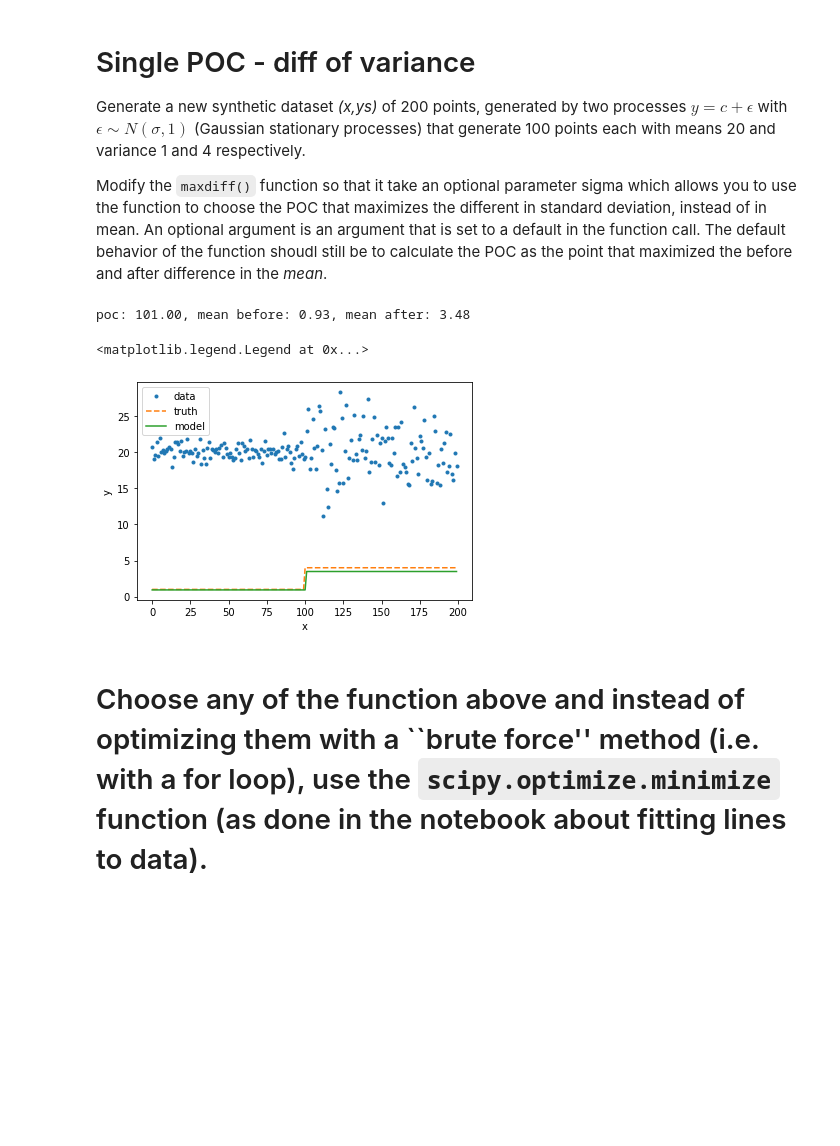
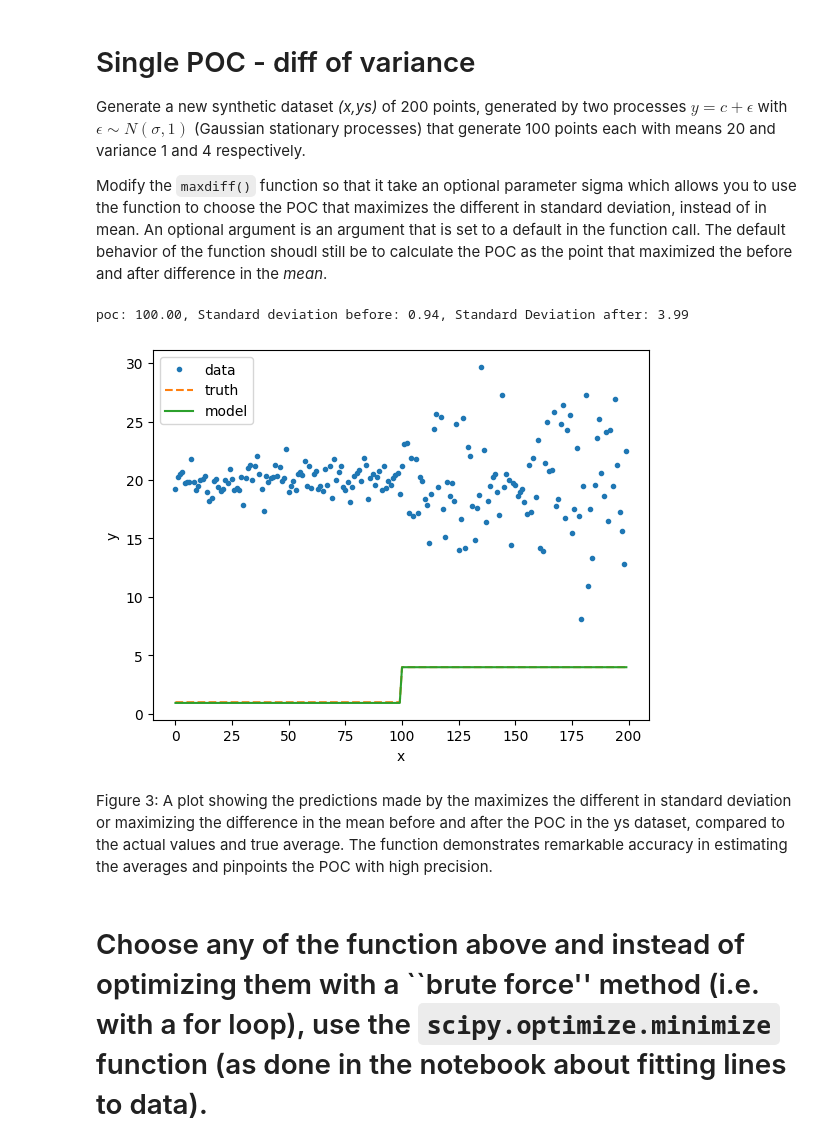
Before and after one commit to Osujan/MLTSA25_SShrestha, a Jupyter notebook: HW5/chchchchanges_instructions.ipynb, the cells around one changed output. Cells and saved outputs as stored; diff of their text form; code cells hidden in the pictures; blank space fills up the shorter version.

````diff
--- a/HW5/chchchchanges_instructions.ipynb
+++ b/HW5/chchchchanges_instructions.ipynb
@@ -98,26 +123,47 @@ Generate a new synthetic dataset _(x,ys)_ of 200 points, generated by two proces
 
 Modify the ```maxdiff()``` function so that it take an optional parameter sigma which allows you to use the function to choose the POC that maximizes the different in standard deviation, instead of in mean. An optional argument is an argument that is set to a default in the function call. The default behavior of the function shoudl still be to calculate the POC as the point that maximized the before and after difference in the _mean_.
 # %%
-mu1, mu2 = 20, 25
+mu1 = 20
+s1 = 1
 s2 = 4
-ys = np.concatenate([np.random.randn(100)  + mu1 , np.random.randn(100) * s2 + mu1])
+ys = np.concatenate([np.random.randn(100) * s1  + mu1 , np.random.randn(100) * s2 + mu1])
 # %%
-def maxdiff(y, sigma=False):
+def maxdiff2(y, sigma = False):
     """calculates the POC as the points that maximized the difference between
                 the mean or variance before and the mean after the POC
     y: vector of endogenouos variables
     sigma: finds the POC that maximizes the difference between before/after POC variance
                 (optional, default is before/after mean)
+    """
+    N = len(y)
+    if sigma:
+      f = np.nanstd
+    else:
+      f = np.nanmean
+    poc, diff, before, after = 0, 0, np.nan, np.nan
+    for i in range(1, N):
+        diff_here = np.abs(f(y[i:]) -  f(y[:i]))
+        if diff < diff_here:
+            diff = diff_here
+            poc = i
+            before, after = f(y[:i]), f(y[i:])
+    return(poc, before, after)
 
- ...
-print("poc: {:.2f}, mean before: {:.2f}, mean after: {:.2f}".format(*maxdiff(ys,
+
+print("poc: {:.2f}, Standard deviation before: {:.2f}, Standard Deviation after: {:.2f}".format(*maxdiff2(ys,
                                                                     sigma=True)))
 # %% [output]
-poc: 101.00, mean before: 0.93, mean after: 3.48
+poc: 100.00, Standard deviation before: 0.94, Standard Deviation after: 3.99
-# %%
-...
-# %% [output]
-<matplotlib.legend.Legend at 0x...>
-[figure, removed]
+# %%
+pl.plot(x, ys, '.', label="data")
+pl.plot(range(200), [s1] * 100 + [s2] * 100, '--', label="truth")
+pl.plot(x, [before] * poc + [after] * (len(ys) - poc), label="model")
+pl.xlabel('x')
+pl.ylabel('y');
+pl.legend();
+# %% [output]
+[figure, added]
+# %% [markdown]
+Figure 3: A plot showing the predictions made by the maximizes the different in standard deviation or maximizing the difference in the mean before and after the POC in the ys dataset, compared to the actual values and true average. The function demonstrates remarkable accuracy in estimating the averages and pinpoints the POC with high precision.
 # %% [markdown]
 # Choose any of the function above and instead of optimizing them with a ``brute force'' method (i.e. with a for loop), use the `scipy.optimize.minimize` function (as done in the notebook about fitting lines to data).
````
Also changed, not shown: parts of 29 cells of this notebook.
